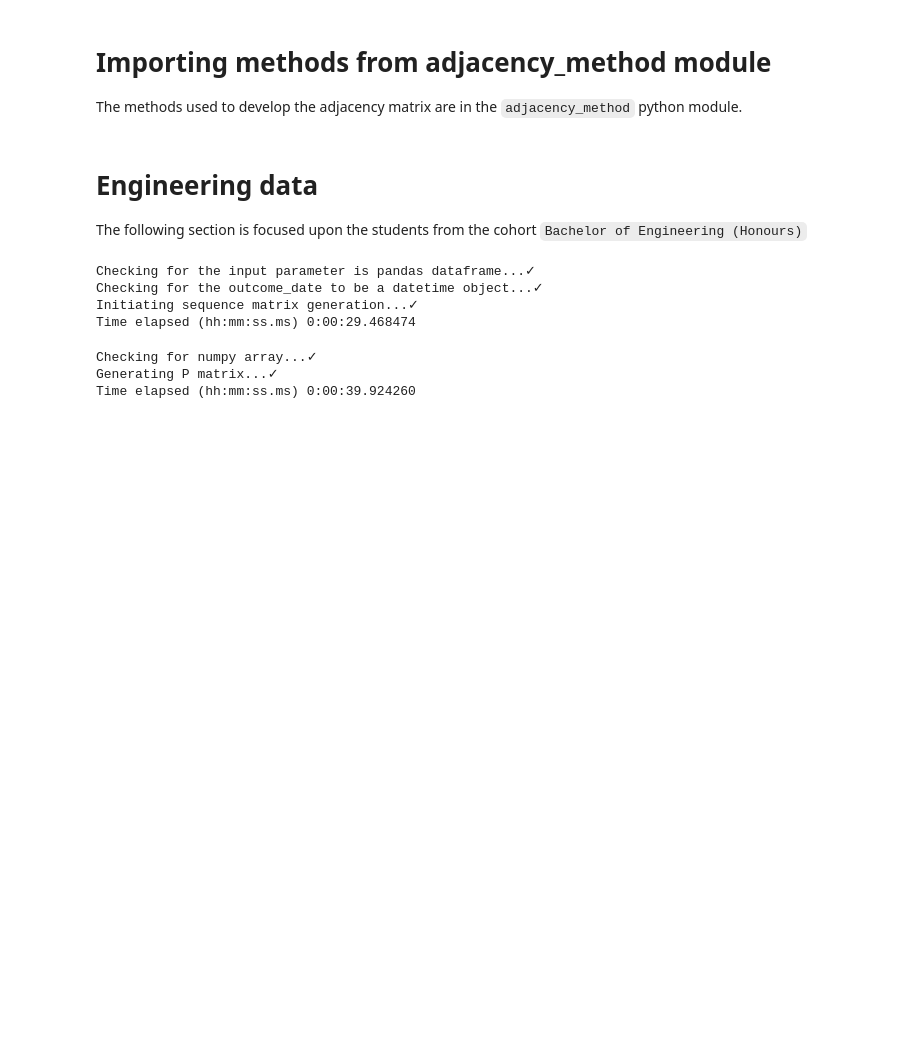
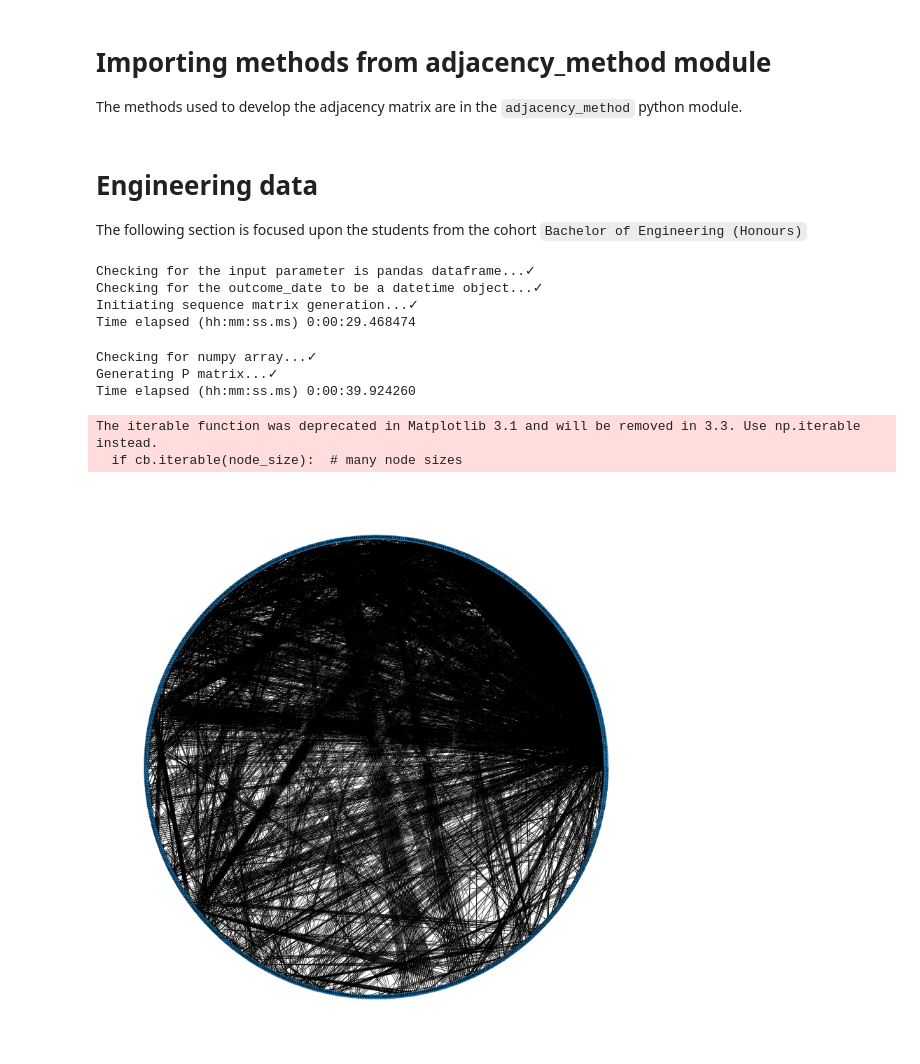
Before and after one commit to wsu-tss/student_pathway_project, a Jupyter notebook: adjacency_method.ipynb, the cells around one changed output. Cells and saved outputs as stored; diff of their text form; code cells hidden in the pictures; blank space fills up the shorter version.

Commit message:
Adjacency matrix implemented on networkx as per #8.

```diff
--- a/adjacency_method.ipynb
+++ b/adjacency_method.ipynb
@@ -44,0 +49,16 @@ Time elapsed (hh:mm:ss.ms) 0:00:39.924260
+# %%
+G = nx.from_numpy_matrix(P)
+
+G = nx.MultiDiGraph(G)
+
+pos = nx.circular_layout(G, dim=2, scale=10)
+
+plt.figure(figsize=(30,30))
+
+nx.draw(G, pos=pos, with_labels=True)
+
+plt.show()
+# %% [output]
+The iterable function was deprecated in Matplotlib 3.1 and will be removed in 3.3. Use np.iterable instead.
+  if cb.iterable(node_size):  # many node sizes
+[figure, added]
```
Also changed, not shown: parts of 1 cell of this notebook.
